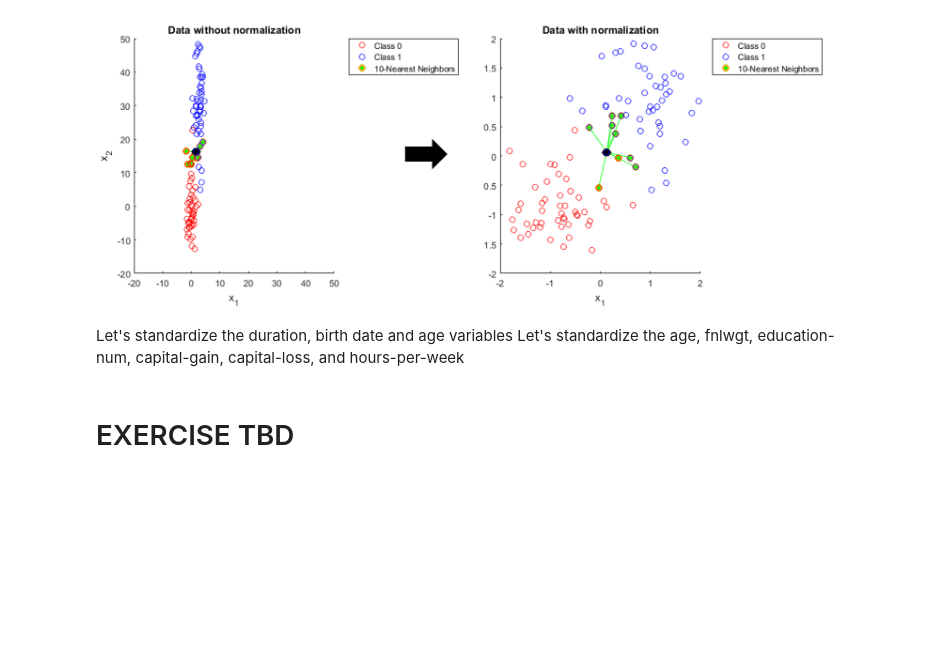
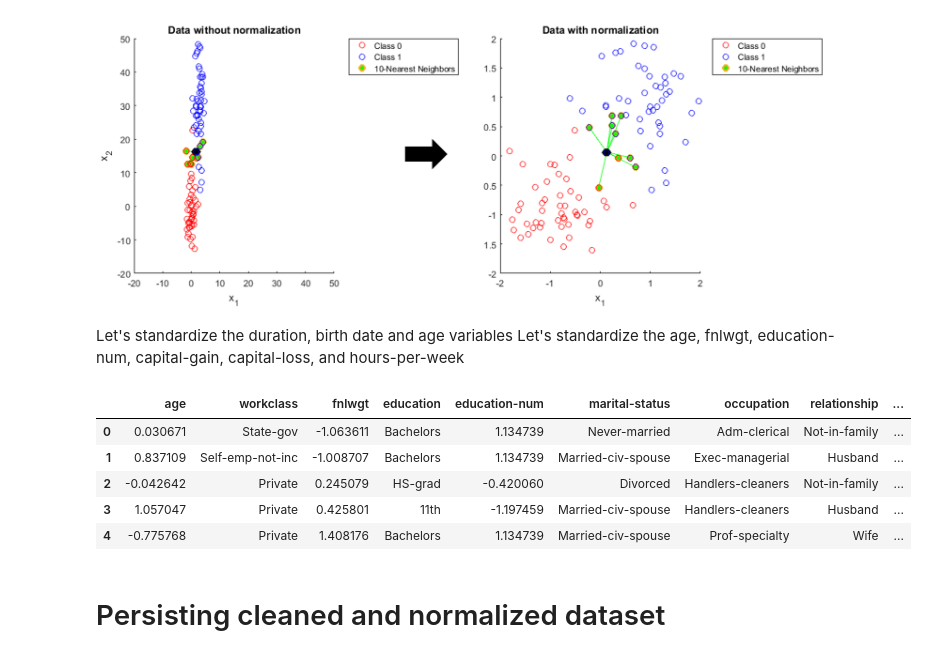
Before and after one commit to heyaudace/ml-bias-fairness, a Jupyter notebook: 1. Getting Started .ipynb, the cells around one changed output. Saved outputs shown, nothing was run; the diff lists cells and outputs as text; code cells hidden in the pictures; blank space fills up the shorter version.

```diff
--- a/1. Getting Started .ipynb
+++ b/1. Getting Started .ipynb
@@ -325,7 +354,7 @@ Now we will encode integer categories 0, and 1 as one-hot vectors.
 # %%
 enc = preprocessing.OneHotEncoder()
 new_columns = enc.fit_transform(adult_data['sex'].values.reshape(-1, 1)).toarray()
-adult_data[['s1', 's2']] = pd.DataFrame(new_columns, index = adult_data.index)
+adult_data[['sex1', 'sex2']] = pd.DataFrame(new_columns, index = adult_data.index)
 adult_data.head()
 # %% [output]
 |  | age | workclass | fnlwgt | education | education-num | marital-status | occupation | relationship | ... |
@@ -354,6 +383,14 @@ Let's standardize the age, fnlwgt, education-num, capital-gain, capital-loss, an
 # %%
 continuous_columns = ['age', 'fnlwgt', 'education-num', 'capital-gain', 'capital-loss', 'hours-per-week']
 X = adult_data[continuous_columns]
-adult_data[continuous_columns] = X -
+adult_data[continuous_columns] = (X - np.mean(X))/ np.std(X)
+adult_data.head()
+# %% [output]
+|  | age | workclass | fnlwgt | education | education-num | marital-status | occupation | relationship | ... |
+| 0 | 0.030671 | State-gov | -1.063611 | Bachelors | 1.134739 | Never-married | Adm-clerical | Not-in-family | ... |
+| 1 | 0.837109 | Self-emp-not-inc | -1.008707 | Bachelors | 1.134739 | Married-civ-spouse | Exec-managerial | Husband | ... |
+| 2 | -0.042642 | Private | 0.245079 | HS-grad | -0.420060 | Divorced | Handlers-cleaners | Not-in-family | ... |
+| 3 | 1.057047 | Private | 0.425801 | 11th | -1.197459 | Married-civ-spouse | Handlers-cleaners | Husband | ... |
+| 4 | -0.775768 | Private | 1.408176 | Bachelors | 1.134739 | Married-civ-spouse | Prof-specialty | Wife | ... |
-# %% [markdown]
-# EXERCISE TBD
+# %% [markdown]
+# Persisting cleaned and normalized dataset
```
Also changed, not shown: parts of 14 cells of this notebook, 3 other files.
